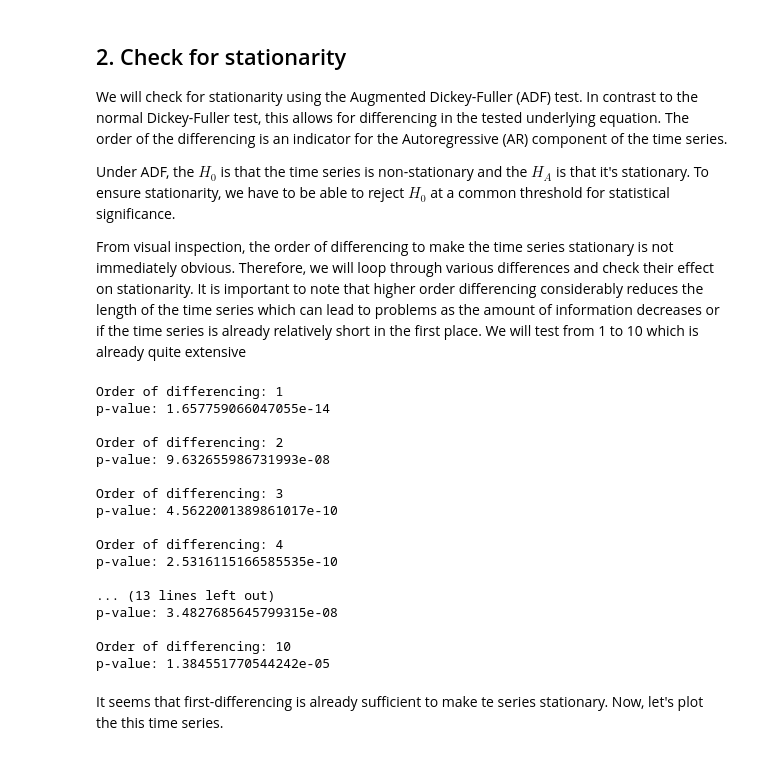
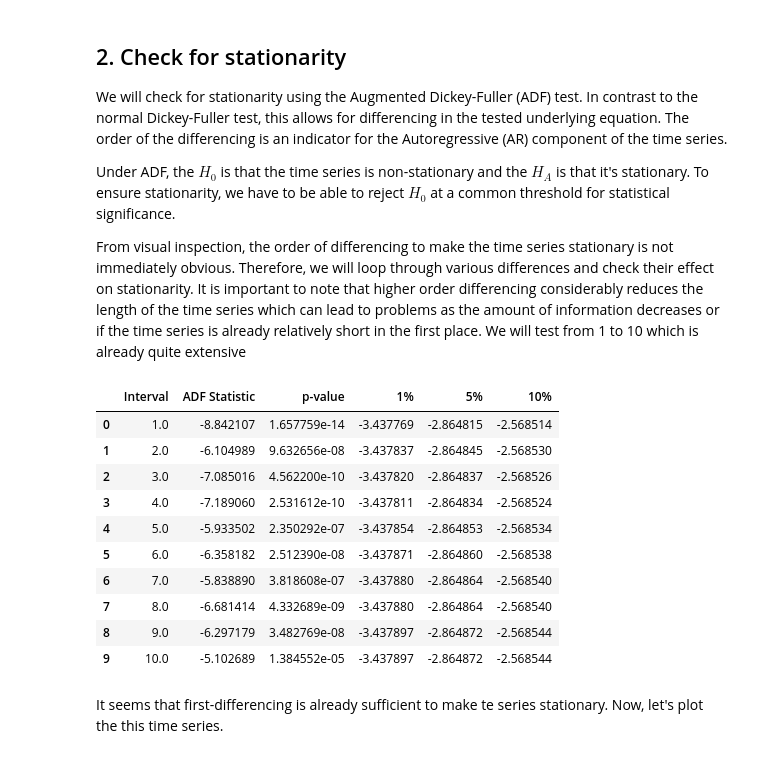
Before and after one commit to eduardotanqueiro/Project2-AAA, a Jupyter notebook: src/AAA2324_P2_62515_62928.ipynb, the cells around one changed output. Drawn from its saved outputs; the diff is of its cells as text; code cells hidden in the pictures.

```diff
--- a/src/AAA2324_P2_62515_62928.ipynb
+++ b/src/AAA2324_P2_62515_62928.ipynb
@@ -561,35 +561,31 @@ From visual inspection, the order of differencing to make the time series statio
 # %%
 # get the values of the eigenworm as a numpy array
 X = eigenworm.values
 
 # check for stationarity in the range of 0 to 50
 intervals = [i for i in range(1, 11)]
 
+# initialize empty dataframe
+df_results = pd.DataFrame(columns=["Interval", "ADF Statistic", "p-value", "1%", "5%", "10%"])
+
 for i in intervals:
   X_difference = difference(X, i)
   result = adfuller(X_difference)
-  print(f"Order of differencing: {i}")
-  print(f"p-value: {result[1]}")
+  df_results.loc[len(df_results)] = [i, result[0], result[1], result[4]["1%"], result[4]["5%"], result[4]["10%"]]
 
-  print()
+df_results
 # %% [output]
-Order of differencing: 1
-p-value: 1.657759066047055e-14
-
-Order of differencing: 2
-p-value: 9.632655986731993e-08
-
-Order of differencing: 3
-p-value: 4.5622001389861017e-10
-
-Order of differencing: 4
-p-value: 2.5316115166585535e-10
-
-... (13 lines left out)
-p-value: 3.4827685645799315e-08
-
-Order of differencing: 10
-p-value: 1.384551770544242e-05
+|  | Interval | ADF Statistic | p-value | 1% | 5% | 10% |
+| 0 | 1.0 | -8.842107 | 1.657759e-14 | -3.437769 | -2.864815 | -2.568514 |
+| 1 | 2.0 | -6.104989 | 9.632656e-08 | -3.437837 | -2.864845 | -2.568530 |
+| 2 | 3.0 | -7.085016 | 4.562200e-10 | -3.437820 | -2.864837 | -2.568526 |
+| 3 | 4.0 | -7.189060 | 2.531612e-10 | -3.437811 | -2.864834 | -2.568524 |
+| 4 | 5.0 | -5.933502 | 2.350292e-07 | -3.437854 | -2.864853 | -2.568534 |
+| 5 | 6.0 | -6.358182 | 2.512390e-08 | -3.437871 | -2.864860 | -2.568538 |
+| 6 | 7.0 | -5.838890 | 3.818608e-07 | -3.437880 | -2.864864 | -2.568540 |
+| 7 | 8.0 | -6.681414 | 4.332689e-09 | -3.437880 | -2.864864 | -2.568540 |
+| 8 | 9.0 | -6.297179 | 3.482769e-08 | -3.437897 | -2.864872 | -2.568544 |
+| 9 | 10.0 | -5.102689 | 1.384552e-05 | -3.437897 | -2.864872 | -2.568544 |
 # %% [markdown]
 It seems that first-differencing is already sufficient to make te series stationary. Now, let's plot the this time series.
 # %%
```
